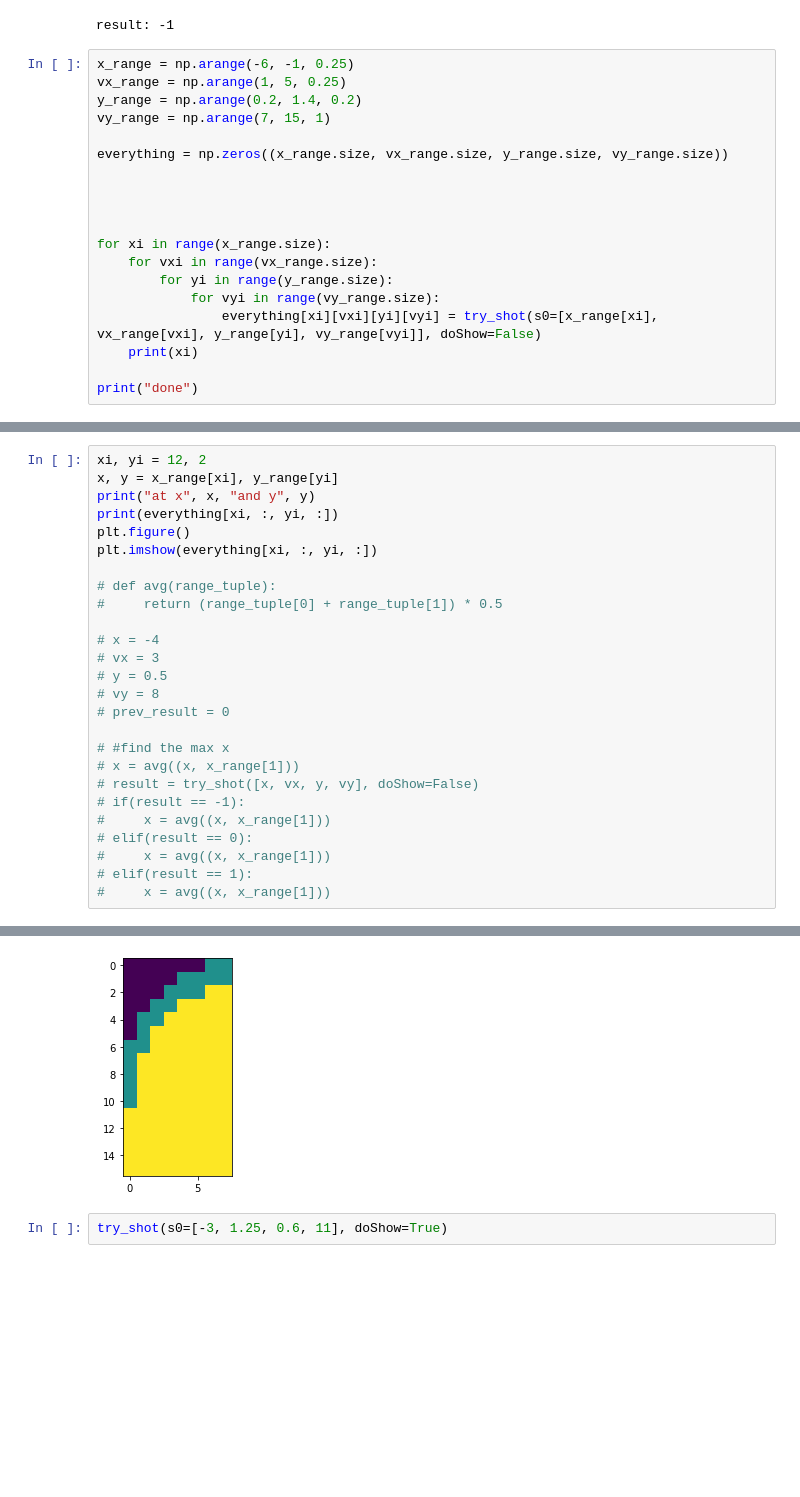
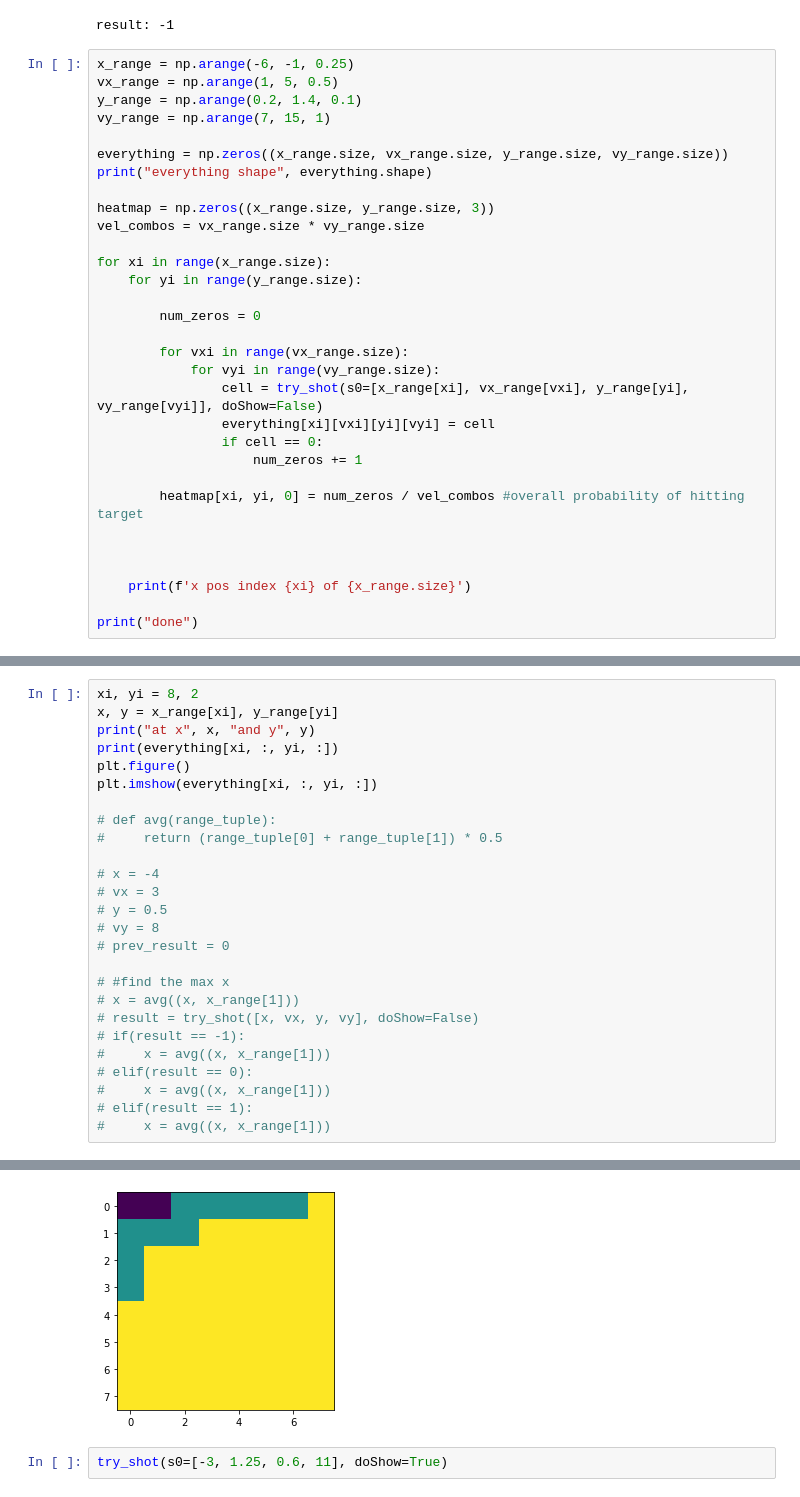
Before and after one commit to qwertpas/shotPlanner2022, a Jupyter notebook: simulate_shot.ipynb, the cells around one changed output, grey strips where cells are left out. Cells and saved outputs as stored; diff of their text form; blank space fills up the shorter version.

Commit message:
overall prob heatmap

```diff
--- a/simulate_shot.ipynb
+++ b/simulate_shot.ipynb
@@ -67,21 +67,33 @@ undershot
 result: -1
 # %%
 x_range = np.arange(-6, -1, 0.25)
-vx_range = np.arange(1, 5, 0.25)
-y_range = np.arange(0.2, 1.4, 0.2)
+vx_range = np.arange(1, 5, 0.5)
+y_range = np.arange(0.2, 1.4, 0.1)
 vy_range = np.arange(7, 15, 1)
 
 everything = np.zeros((x_range.size, vx_range.size, y_range.size, vy_range.size))
+print("everything shape", everything.shape)
+
+heatmap = np.zeros((x_range.size, y_range.size, 3))
+vel_combos = vx_range.size * vy_range.size
+
+for xi in range(x_range.size):
+    for yi in range(y_range.size):
+
+        num_zeros = 0
+
+        for vxi in range(vx_range.size):
+            for vyi in range(vy_range.size):
+                cell = try_shot(s0=[x_range[xi], vx_range[vxi], y_range[yi], vy_range[vyi]], doShow=False)
+                everything[xi][vxi][yi][vyi] = cell
+                if cell == 0:
+                    num_zeros += 1
+
+        heatmap[xi, yi, 0] = num_zeros / vel_combos #overall probability of hitting target
 
 
 
-
-for xi in range(x_range.size):
-    for vxi in range(vx_range.size):
-        for yi in range(y_range.size):
-            for vyi in range(vy_range.size):
-                everything[xi][vxi][yi][vyi] = try_shot(s0=[x_range[xi], vx_range[vxi], y_range[yi], vy_range[vyi]], doShow=False)
-    print(xi)
+    print(f'x pos index {xi} of {x_range.size}')
 
 print("done")
 # %% [output]
@@ -111,5 +141,5 @@ print(10*14*6*8)
 # %%
-xi, yi = 12, 2
+xi, yi = 8, 2
 x, y = x_range[xi], y_range[yi]
 print("at x", x, "and y", y)
 print(everything[xi, :, yi, :])
@@ -154,6 +176,6 @@ at x -3.0 and y 0.6000000000000001
  [ 1.  1.  1.  1.  1.  1.  1.  1.]]
 <matplotlib.image.AxesImage at 0x...>
-[figure, old version]
+[figure, new version]
 # %%
 try_shot(s0=[-3, 1.25, 0.6, 11], doShow=True)
 # %% [output]
```
Also changed, not shown: parts of 5 cells of this notebook, 1 other file.
